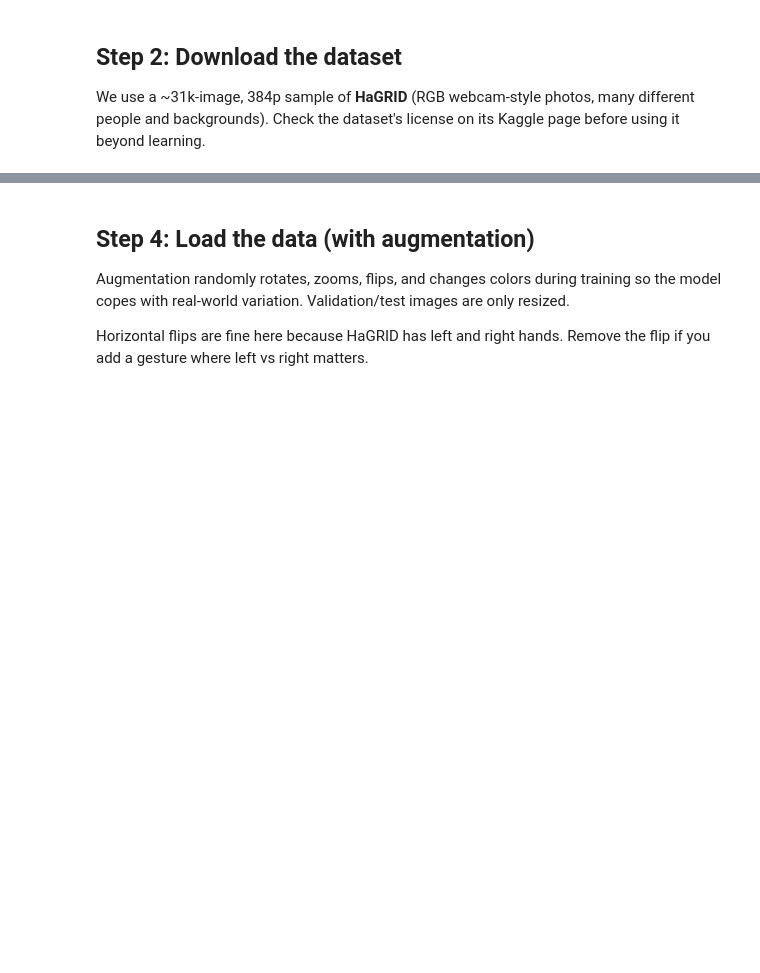
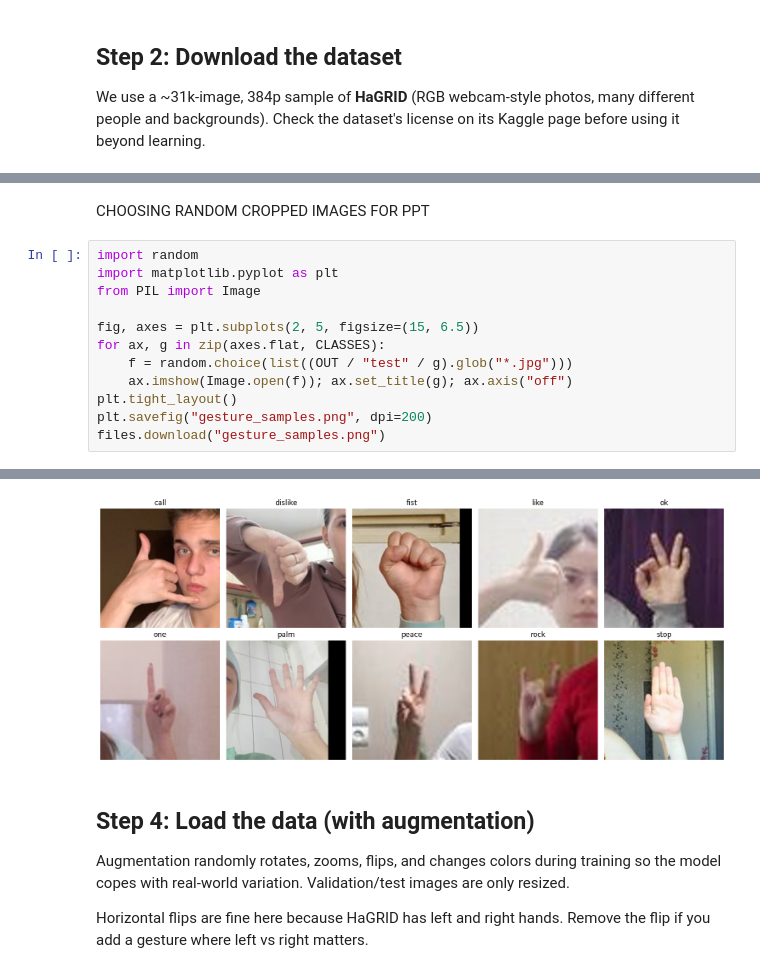
Before and after one commit to Rinwi02/hand-gesture-recognition, a Jupyter notebook: hand_gesture_training.ipynb, the cells around one changed output, grey strips where cells are left out. Drawn from its saved outputs; the diff is of its cells as text; blank space fills up the shorter version.

```diff
--- a/hand_gesture_training.ipynb
+++ b/hand_gesture_training.ipynb
@@ -77,0 +93,15 @@ print(counts)
+# %% [markdown]
+CHOOSING RANDOM CROPPED IMAGES FOR PPT
+# %%
+import random
+import matplotlib.pyplot as plt
+from PIL import Image
+
+fig, axes = plt.subplots(2, 5, figsize=(15, 6.5))
+for ax, g in zip(axes.flat, CLASSES):
+    f = random.choice(list((OUT / "test" / g).glob("*.jpg")))
+    ax.imshow(Image.open(f)); ax.set_title(g); ax.axis("off")
+plt.tight_layout()
+plt.savefig("gesture_samples.png", dpi=200)
+files.download("gesture_samples.png")
+# %% [output]
@@ -78,3 +110,4 @@ print(counts)
+[figure, added]
 # %% [markdown]
 ## Step 4: Load the data (with augmentation)
 Augmentation randomly rotates, zooms, flips, and changes colors during training so the model copes with real-world variation. Validation/test images are only resized.
```
Also changed, not shown: parts of 15 cells of this notebook, 2 other files.
